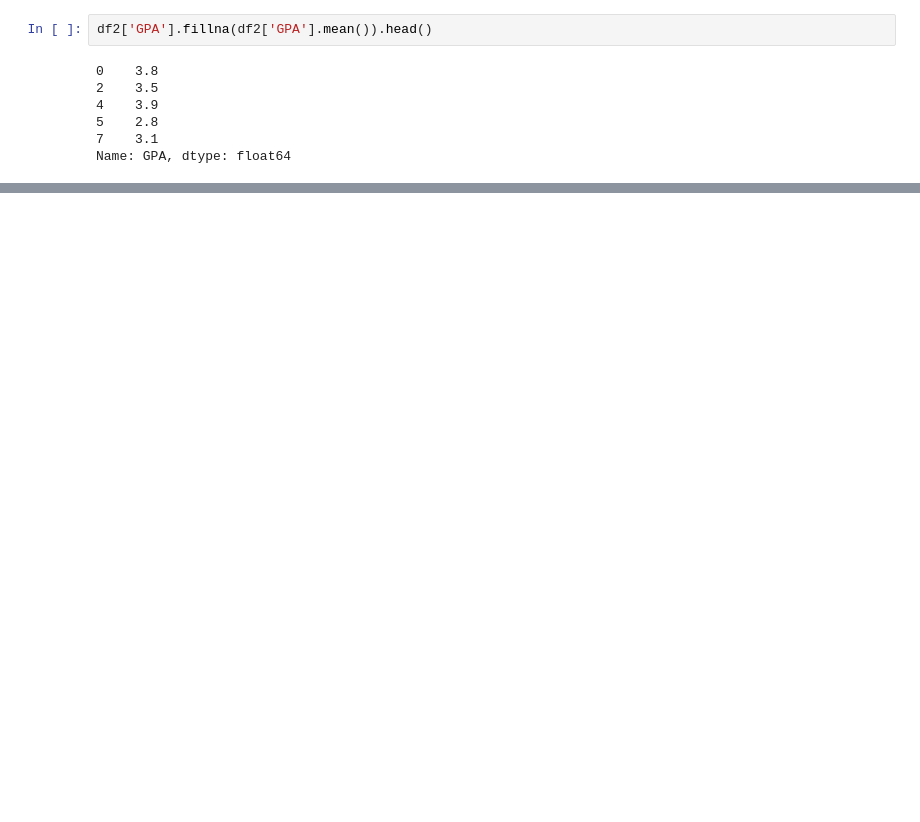
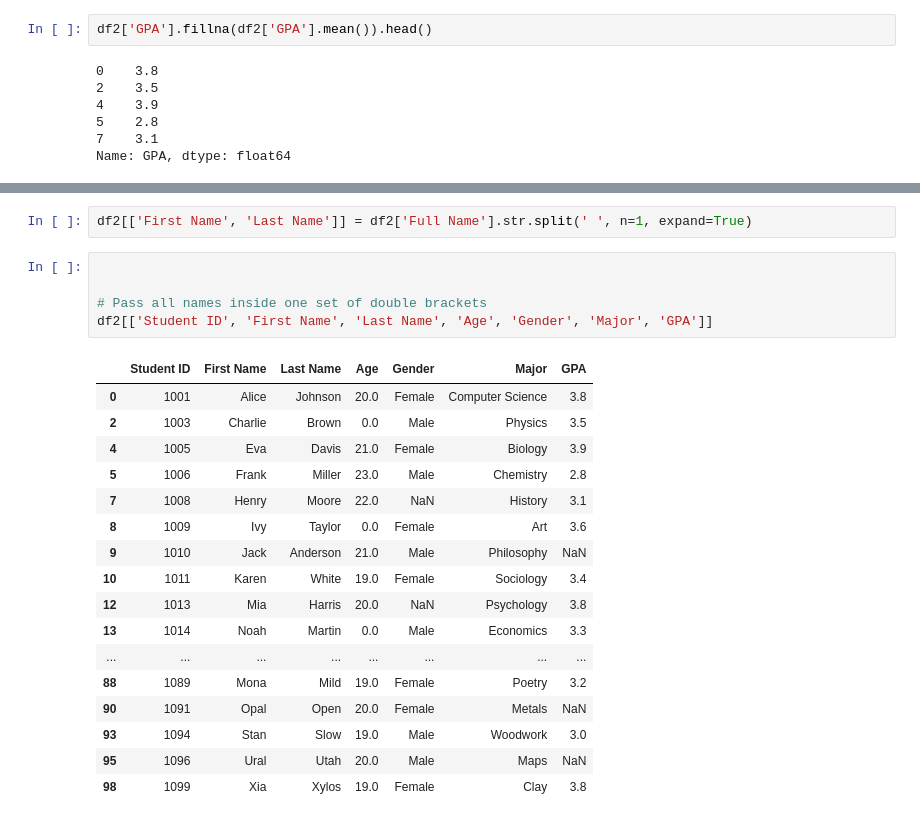
Before and after one commit to pankajvshnv/Data-Science, a Jupyter notebook: numpy.ipynb, the cells around one changed output, grey strips where cells are left out. Cells and saved outputs as stored; diff of their text form; blank space fills up the shorter version.

```diff
--- a/numpy.ipynb
+++ b/numpy.ipynb
@@ -2359,0 +2362,25 @@ df2.head()
+# %%
+df2[['First Name', 'Last Name']] = df2['Full Name'].str.split(' ', n=1, expand=True)
+# %%
+
+
+# Pass all names inside one set of double brackets
+df2[['Student ID', 'First Name', 'Last Name', 'Age', 'Gender', 'Major', 'GPA']]
+# %% [output]
+|  | Student ID | First Name | Last Name | Age | Gender | Major | GPA |
+| 0 | 1001 | Alice | Johnson | 20.0 | Female | Computer Science | 3.8 |
+| 2 | 1003 | Charlie | Brown | 0.0 | Male | Physics | 3.5 |
+| 4 | 1005 | Eva | Davis | 21.0 | Female | Biology | 3.9 |
+| 5 | 1006 | Frank | Miller | 23.0 | Male | Chemistry | 2.8 |
+| 7 | 1008 | Henry | Moore | 22.0 | NaN | History | 3.1 |
+| 8 | 1009 | Ivy | Taylor | 0.0 | Female | Art | 3.6 |
+| 9 | 1010 | Jack | Anderson | 21.0 | Male | Philosophy | NaN |
+| 10 | 1011 | Karen | White | 19.0 | Female | Sociology | 3.4 |
+| 12 | 1013 | Mia | Harris | 20.0 | NaN | Psychology | 3.8 |
+| 13 | 1014 | Noah | Martin | 0.0 | Male | Economics | 3.3 |
+| ... | ... | ... | ... | ... | ... | ... | ... |
+| 88 | 1089 | Mona | Mild | 19.0 | Female | Poetry | 3.2 |
+| 90 | 1091 | Opal | Open | 20.0 | Female | Metals | NaN |
+| 93 | 1094 | Stan | Slow | 19.0 | Male | Woodwork | 3.0 |
+| 95 | 1096 | Ural | Utah | 20.0 | Male | Maps | NaN |
+| 98 | 1099 | Xia | Xylos | 19.0 | Female | Clay | 3.8 |
```
Also changed, not shown: parts of 19 cells of this notebook, 1 other file.
